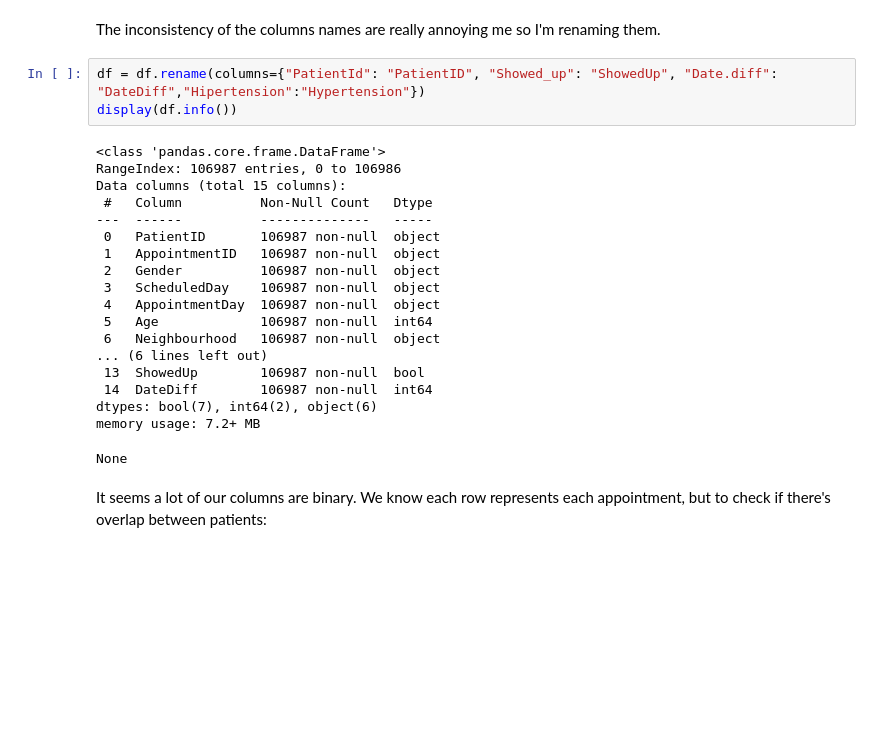
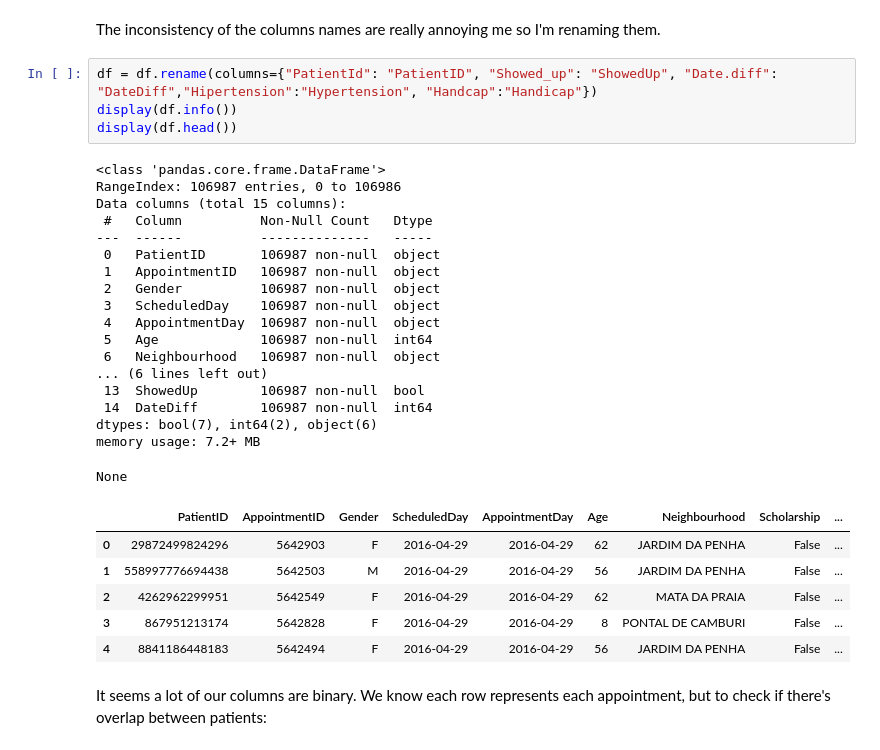
Before and after one commit to dwang0120/Hospital-No-Shows, a Jupyter notebook: project.ipynb, the cells around one changed output. Cells and saved outputs as stored; diff of their text form; blank space fills up the shorter version.

Commit message:
changed gender, appt day of week

```diff
--- a/project.ipynb
+++ b/project.ipynb
@@ -117,27 +117,34 @@ None
 # %% [markdown]
 The inconsistency of the columns names are really annoying me so I'm renaming them.
 # %%
-df = df.rename(columns={"PatientId": "PatientID", "Showed_up": "ShowedUp", "Date.diff": "DateDiff","Hipertension":"Hypertension"})
+df = df.rename(columns={"PatientId": "PatientID", "Showed_up": "ShowedUp", "Date.diff": "DateDiff","Hipertension":"Hypertension", "Handcap":"Handicap"})
 display(df.info())
+display(df.head())
 # %% [output]
 <class 'pandas.core.frame.DataFrame'>
 RangeIndex: 106987 entries, 0 to 106986
 Data columns (total 15 columns):
  #   Column          Non-Null Count   Dtype
 ---  ------          --------------   -----
  0   PatientID       106987 non-null  object
  1   AppointmentID   106987 non-null  object
  2   Gender          106987 non-null  object
  3   ScheduledDay    106987 non-null  object
  4   AppointmentDay  106987 non-null  object
  5   Age             106987 non-null  int64
  6   Neighbourhood   106987 non-null  object
 ... (6 lines left out)
  13  ShowedUp        106987 non-null  bool
  14  DateDiff        106987 non-null  int64
 dtypes: bool(7), int64(2), object(6)
 memory usage: 7.2+ MB
 None
+|  | PatientID | AppointmentID | Gender | ScheduledDay | AppointmentDay | Age | Neighbourhood | Scholarship | ... |
+| 0 | 29872499824296 | 5642903 | F | 2016-04-29 | 2016-04-29 | 62 | JARDIM DA PENHA | False | ... |
+| 1 | 558997776694438 | 5642503 | M | 2016-04-29 | 2016-04-29 | 56 | JARDIM DA PENHA | False | ... |
+| 2 | 4262962299951 | 5642549 | F | 2016-04-29 | 2016-04-29 | 62 | MATA DA PRAIA | False | ... |
+| 3 | 867951213174 | 5642828 | F | 2016-04-29 | 2016-04-29 | 8 | PONTAL DE CAMBURI | False | ... |
+| 4 | 8841186448183 | 5642494 | F | 2016-04-29 | 2016-04-29 | 56 | JARDIM DA PENHA | False | ... |
 # %% [markdown]
 It seems a lot of our columns are binary. We know each row represents each appointment, but to check if there's overlap between patients:
 # %%
```
Also changed, not shown: parts of 11 cells of this notebook, 1 other file.
